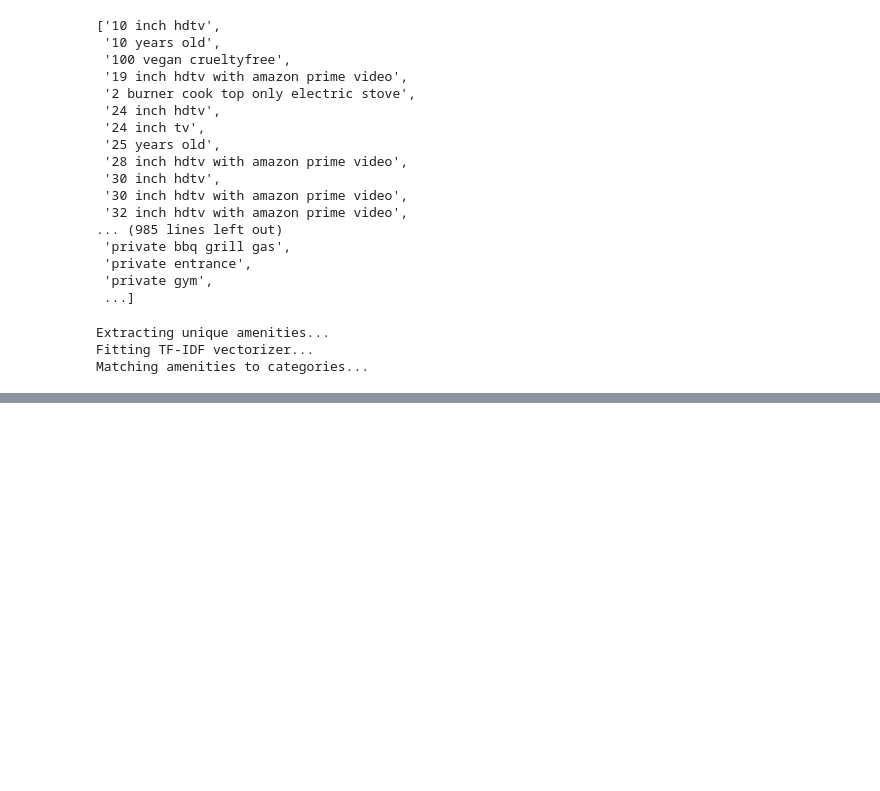
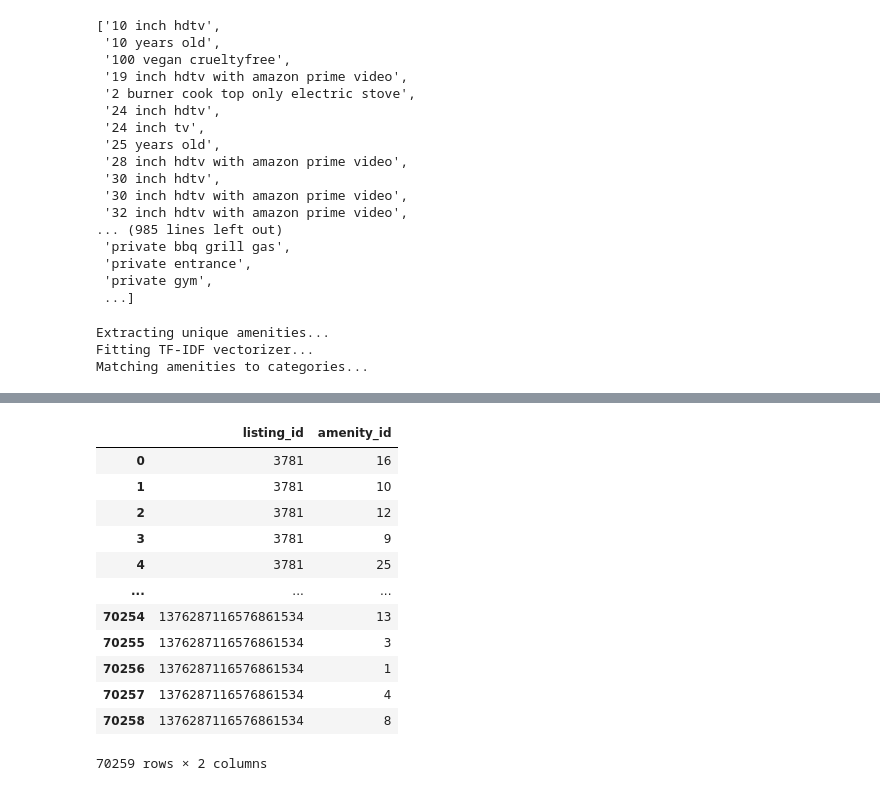
Before and after one commit to santoshsaranyan/bostonairbnb, a Jupyter notebook: utilities/preprocessdata.ipynb, the cells around one changed output, grey strips where cells are left out. Cells and saved outputs as stored; diff of their text form; code cells hidden in the pictures; blank space fills up the shorter version.

```diff
--- a/utilities/preprocessdata.ipynb
+++ b/utilities/preprocessdata.ipynb
@@ -235,13 +217,7 @@ def match_amenity_to_category_tfidf(amenity_str, category_vectors, category_labe
 
 
 print("Matching amenities to categories...")
-listings_df['amenity_categories'] = listings_df['amenities'].apply(
-    lambda amenities: list(set(
-        cat
-        for amenity in amenities
-        for cat in match_amenity_to_category_tfidf(amenity, category_vectors, category_labels)
-    ))
-)
+listings_df['amenity_categories'] = listings_df['amenities'].apply( lambda amenities: list(set(cat for amenity in amenities for cat in match_amenity_to_category_tfidf(amenity, category_vectors, category_labels))))
 # %% [output]
 Extracting unique amenities...
 Fitting TF-IDF vectorizer...
@@ -248,0 +254,22 @@ Matching amenities to categories...
+# %%
+amenity_to_id = dict(zip(amenity_df['amenity_name'], amenity_df['amenity_id']))
+# %%
+listing_amenities = [(listing_id, amenity_to_id[amenity]) for listing_id, amenities in zip(listings_df['listing_id'], listings_df['amenity_categories']) for amenity in amenities]
+
+listing_amenities_df = pd.DataFrame(listing_amenities, columns=['listing_id', 'amenity_id'])
+# %%
+listing_amenities_df
+# %% [output]
+|  | listing_id | amenity_id |
+| 0 | 3781 | 16 |
+| 1 | 3781 | 10 |
+| 2 | 3781 | 12 |
+| 3 | 3781 | 9 |
+| 4 | 3781 | 25 |
+| ... | ... | ... |
+| 70254 | 1376287116576861534 | 13 |
+| 70255 | 1376287116576861534 | 3 |
+| 70256 | 1376287116576861534 | 1 |
+| 70257 | 1376287116576861534 | 4 |
+| 70258 | 1376287116576861534 | 8 |
+70259 rows × 2 columns
```
Also changed, not shown: parts of 28 cells of this notebook, 2 other files.
